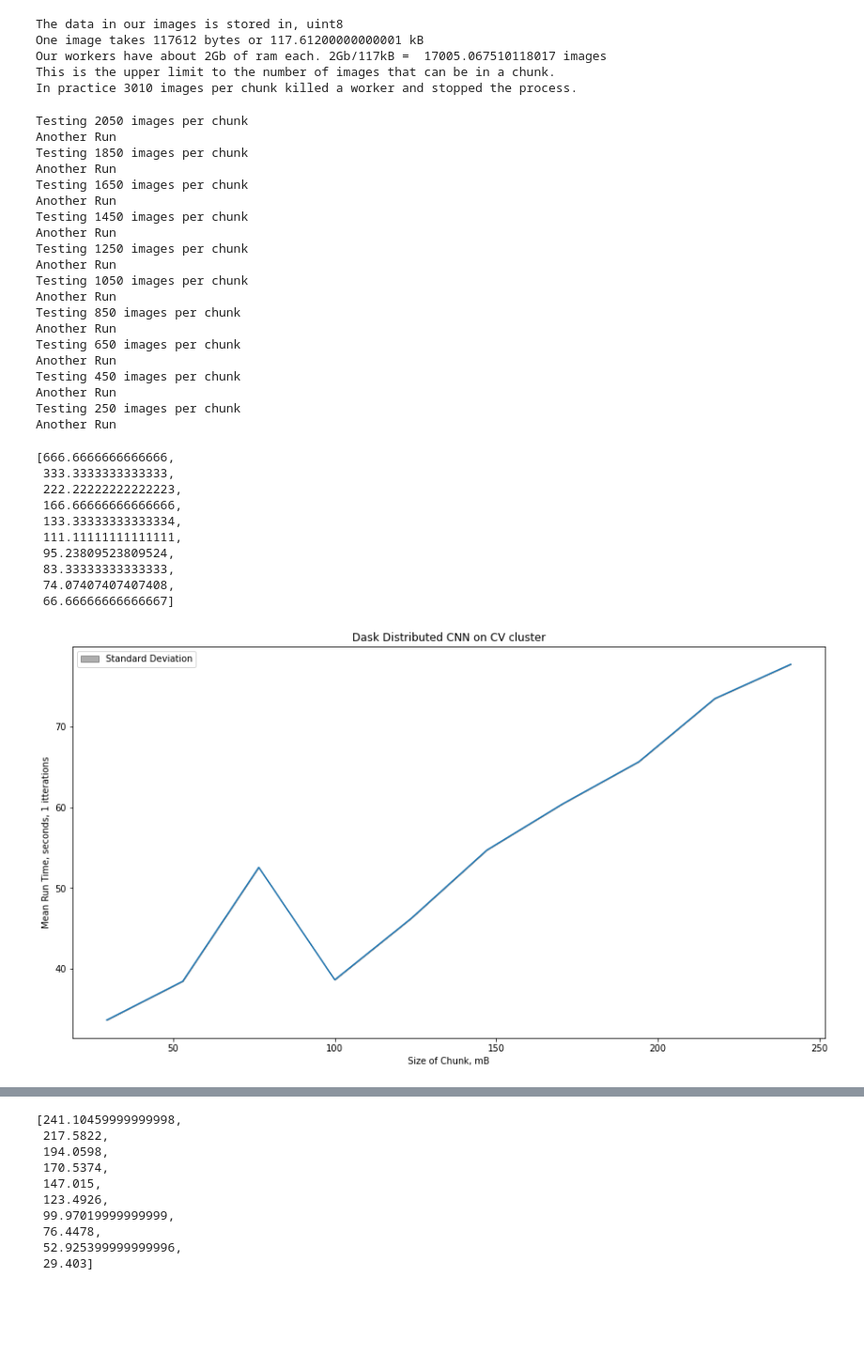
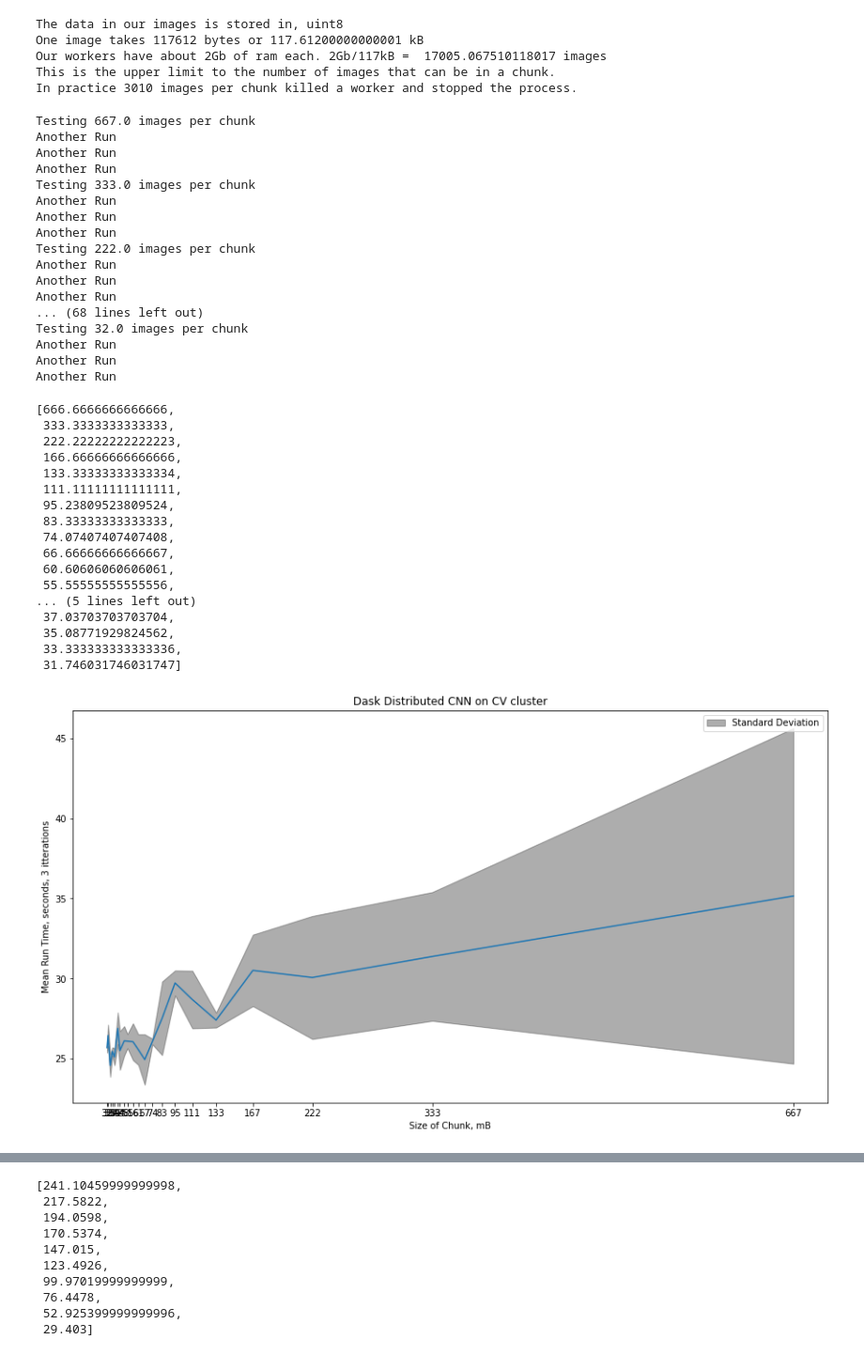
Before and after one commit to DanHarJor/MAPD-B, a Jupyter notebook: dask/notebooks/Daniel_array2.ipynb, the cells around one changed output, grey strips where cells are left out. Shown at 94% size. Cells and saved outputs as stored; diff of their text form; code cells hidden in the pictures; blank space fills up the shorter version.

```diff
--- a/dask/notebooks/Daniel_array2.ipynb
+++ b/dask/notebooks/Daniel_array2.ipynb
@@ -21,5 +19,5 @@ client.restart()
 # %%
 # are you on cloud veneto?
-onCV = False
+onCV = True
 if not onCV:
     !pip install scikit-image
@@ -68,7 +54,7 @@ from dask.distributed import Client
 if onCV:
     # must run to following command on this jupyter machine to set up cluster.
     # dask-ssh 10.67.22.{178,193,212,246,25,52} --scheduler 10.67.22.233 --log-directory /home/ubuntu/daskShared_local/logs --ssh-username ubuntu --ssh-private-key /home/ubuntu/.ssh/dasktest
-    client = Client('10.67.22.233:8786')
+    client = Client('10.67.22.232:8786')
     print('Connecting to CV cluster')
 
 else:
@@ -494,27 +452,29 @@ import g6 #our package we defined earlier, has weight file saving functions and
 data = getData().persist()
 frac_tr = 0.8
 
-im_per_chunk=666
+im_per_chunk=333
 
 m_t = int(len(data)*frac_tr)
-data_tr = data[:m_t]
-data_val = data[m_t:]
+data_tr = data[:m_t].rechunk(chunks=(int(im_per_chunk/2),2,198,198,3)).persist()
+data_val = data[m_t:].rechunk(chunks=(int(im_per_chunk/2),2,198,198,3)).persist()
+wait(data_tr)
+
 del data, frac_tr, m_t
 
 
-def cnn_dist(data_tr,images_per_chunk=50, nitter=1, verbose=True):
+def cnn_dist(data_tr, nitter=1, verbose=True):
     try:
         del weights_best, loss_best, acc_best
     except: print('Another Run')
 
-    data_tr = data_tr.rechunk(chunks=(int(images_per_chunk/2),2,198,198,3)).to_delayed().ravel()
+    data_tr = data_tr.to_delayed().ravel()
     #initialising the weights stored locally on the workers
     client.run(g6.weights_init)
 
     for i in range(nitter):
         if verbose: print('Training Itteration:',i)
         #train on the distributed training dataframe, loading and saving the weights from a file
-        dd.compute(*[train(dtr) for dtr in data_tr]).visualize()
+        dd.compute(*[train(dtr) for dtr in data_tr])
         #del data_tr
 
         if verbose: print('getting trained weights:',i)
@@ -533,13 +493,3 @@ def cnn_dist(data_tr,images_per_chunk=50, nitter=1, verbose=True):
         del weights, loss, acc
     del data_tr
     return loss_best, acc_best, weights_best
-
-
-# from dask.distributed import performance_report
-# with performance_report(filename="cnn_dist_chunk666_itter3.html"):
-#     loss_best, acc_best, weights_best = cnn_dist(data_tr,   images_per_chunk=im_per_chunk,nitter=3,verbose=True)
-
-#     #Validation
-#     data_val = data_val.rechunk(chunks=(int(im_per_chunk/2),2,198,198,3)).to_delayed().ravel()
-#     acc_val = np.mean(dd.compute(*[evaluate(dvl,weights_best) for dvl in data_val]))
-#     print('The validation accuracy is:',acc_val)
@@ -588,33 +599,31 @@ In practice 3010 images per chunk killed a worker and stopped the process.
 # %%
 # im_per_chunk = np.arange(10,17005,1000)
-im_per_chunk = np.arange(333,50,-200)
-itterations = range(1)
+nim = 4000
+im_per_chunk = np.round(nim/(np.arange(1,22)*6))
+itterations = range(3)
 data = getData()
 times, std = chunkTest(fun=cnn_dist,data_tr=data_tr, im_per_chunk=im_per_chunk, nitter=1, itterations=itterations)
 # %% [output]
-Testing 2050 images per chunk
+Testing 667.0 images per chunk
 Another Run
-Testing 1850 images per chunk
 Another Run
-Testing 1650 images per chunk
 Another Run
-Testing 1450 images per chunk
+Testing 333.0 images per chunk
 Another Run
-Testing 1250 images per chunk
 Another Run
-Testing 1050 images per chunk
 Another Run
-Testing 850 images per chunk
+Testing 222.0 images per chunk
 Another Run
-Testing 650 images per chunk
 Another Run
-Testing 450 images per chunk
 Another Run
-Testing 250 images per chunk
+... (68 lines left out)
+Testing 32.0 images per chunk
 Another Run
+Another Run
+Another Run
 # %%
 nim = 4000
-num_tasks = [6*i for i in range(1,11)]
+num_tasks = [6*i for i in range(1,22)]
 chunk_size = [nim/n for n in num_tasks]
 
 chunk_size
@@ -628,16 +637,25 @@ chunk_size
  95.23809523809524,
  83.33333333333333,
  74.07407407407408,
- 66.66666666666667]
+ 66.66666666666667,
+ 60.60606060606061,
+ 55.55555555555556,
+... (5 lines left out)
+ 37.03703703703704,
+ 35.08771929824562,
+ 33.333333333333336,
+ 31.746031746031747]
 # %%
 figPrePerf = plt.figure(figsize=(15,8))
 chunk_mem = [nim*117612*1E-6 for nim in im_per_chunk]
-plt.plot(chunk_mem, times)
-plt.fill_between(chunk_mem,times+std,times-std, label='Standard Deviation', color=(0.2,0.2,0.2,0.4))
+var = im_per_chunk
+plt.plot(var, times)
+plt.fill_between(var,times+std,times-std, label='Standard Deviation', color=(0.2,0.2,0.2,0.4))
+plt.xticks(var)
 plt.xlabel('Size of Chunk, mB')
 plt.ylabel('Mean Run Time, seconds, '+str(len(itterations))+' itterations')
 plt.title('Dask Distributed CNN on CV cluster')
 plt.legend()
 plt.show()
 # %% [output]
-[figure, old version]
+[figure, new version]
```
Also changed, not shown: parts of 16 cells of this notebook, 6 other files.
